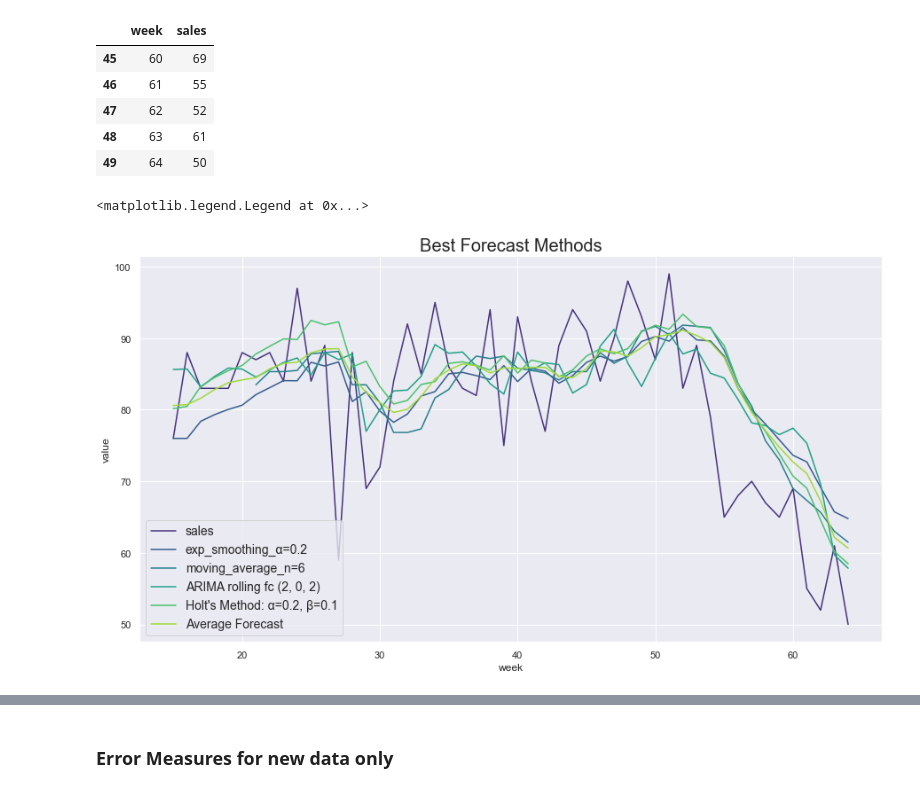
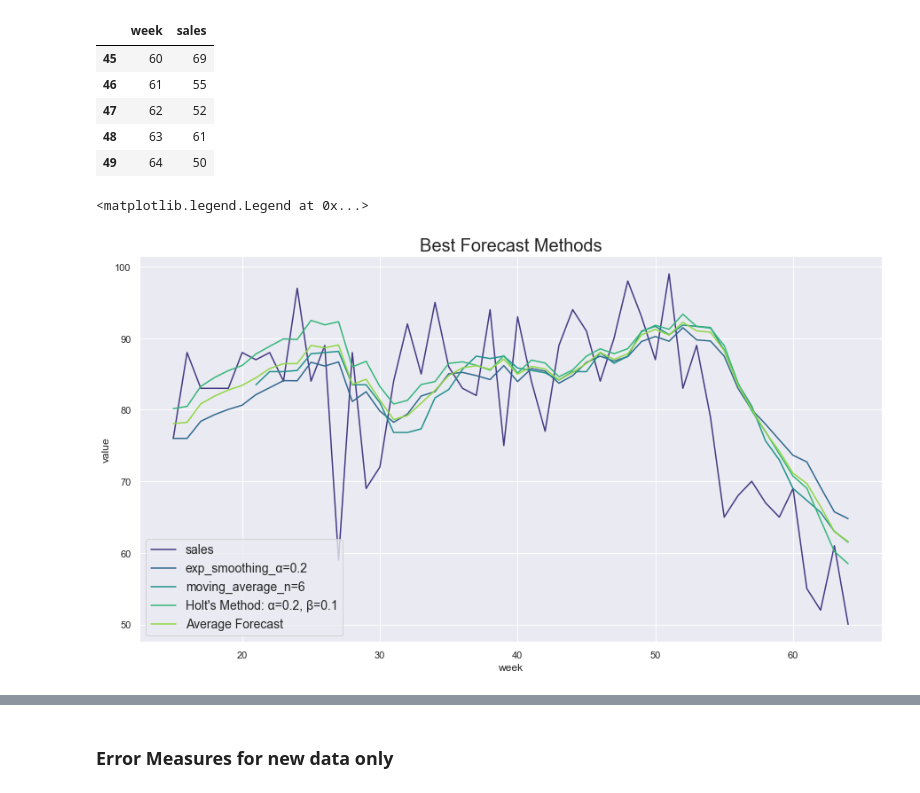
Before and after one commit to m-j-w-f/SCM, a Jupyter notebook: SCM_Forecasting.ipynb, the cells around one changed output, grey strips where cells are left out. Cells and saved outputs as stored; diff of their text form; code cells hidden in the pictures.

Commit message:
removed arima

```diff
--- a/SCM_Forecasting.ipynb
+++ b/SCM_Forecasting.ipynb
@@ -298,32 +266,21 @@ weekly_sales_cut_contd.tail()
 | 48 | 63 | 61 |
 | 49 | 64 | 50 |
 # %%
-def add_arima_rolling_forecast(df, cutoff_week, order):
-    for i in range(len(df)-weekly_sales_cut_contd[weekly_sales_cut_contd.week == 52].index[0]-1):
-        train = df[df.week <= cutoff_week+i].sales
-        model = ARIMA(train, order=order)
-        results = model.fit()
-        if i == 0: predictions = results.fittedvalues.to_list()
-        prediction = results.forecast(steps=1).values[0]
-        predictions.append(prediction)
-    df.insert(loc=len(df.columns), column=f"ARIMA rolling fc {order}", value=predictions)
-
 # adding the 3 best Forecasts
 add_exponential_smoothing_forecast(df=weekly_sales_cut_contd, a=np.float64(0.2))
 add_rolling_average_forecast(df=weekly_sales_cut_contd, n=6)
-add_arima_rolling_forecast(df=weekly_sales_cut_contd, cutoff_week = 52, order=(2,0,2))
 add_holt(df=weekly_sales_cut_contd, alpha=np.float64(0.2), beta=np.float64(0.1))
 
 # adding a average Forecast
 weekly_sales_cut_contd["Average Forecast"] = weekly_sales_cut_contd.drop(["week", "sales"], axis=1).mean(axis=1)
 
 
 graph = sns.lineplot(data=pd.melt(weekly_sales_cut_contd, ['week']), x="week", y="value", hue="variable", palette="viridis")
 graph.set_title("Best Forecast Methods", size=20)
 graph.legend(loc=3, prop={'size': 14})
 # %% [output]
 <matplotlib.legend.Legend at 0x...>
-[figure, old version]
+[figure, new version]
 # %%
 weekly_sales_cut_contd.tail(12)
 # %% [output]
```
Also changed, not shown: parts of 14 cells of this notebook, 6 other files.
